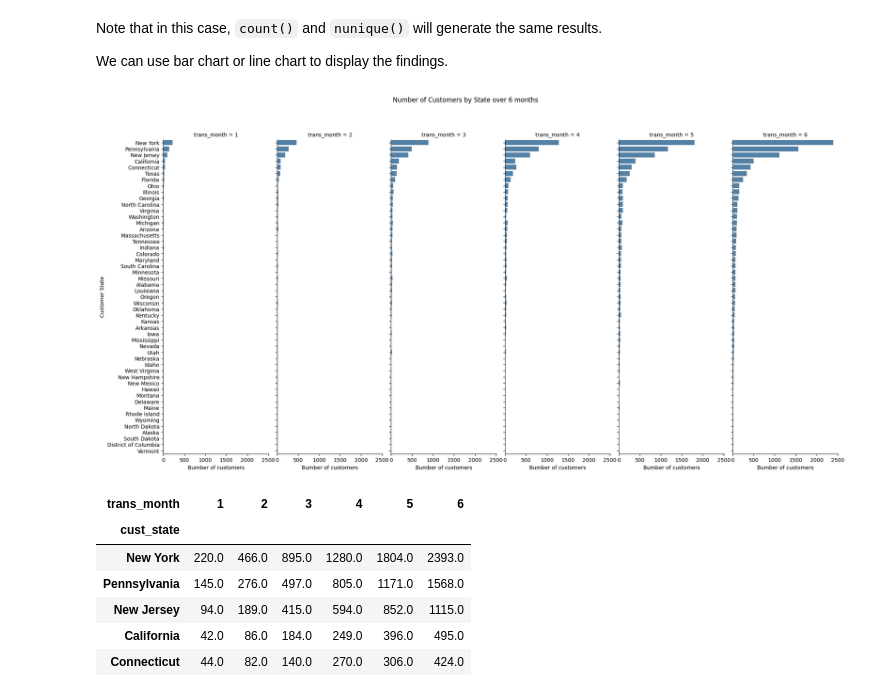
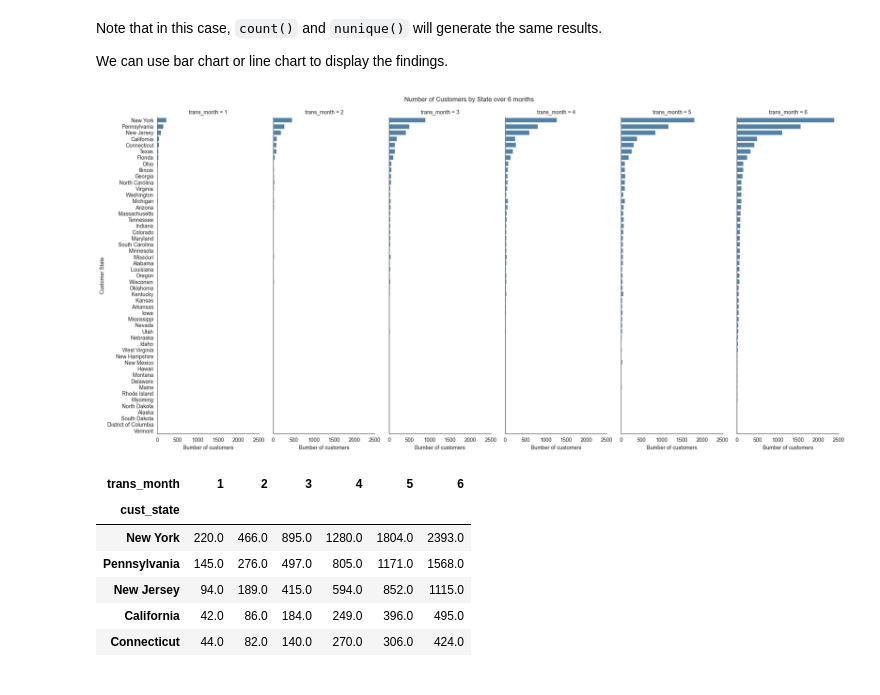
Before and after one commit to southnorthist/kaggle_analysis, a Jupyter notebook: Projects/marketing-analytics/online-retail-sales-trend-analysis/analysis-python.ipynb, the cells around one changed output. Drawn from its saved outputs; the diff is of its cells as text; code cells hidden in the pictures.

```diff
--- a/Projects/marketing-analytics/online-retail-sales-trend-analysis/analysis.ipynb
+++ b/Projects/marketing-analytics/online-retail-sales-trend-analysis/analysis-python.ipynb
@@ -267,14 +308,14 @@ We can use bar chart or line chart to display the findings.
 # %%
 order_state = groupby_df.loc[groupby_df['trans_month'] == 6].sort_values(by = 'cust_id', ascending = False)['cust_state']
 g = sns.FacetGrid(groupby_df, col = 'trans_month')
 g.map_dataframe(sns.barplot, x = 'cust_id', y = 'cust_state', color = 'steelblue', order = order_state)
 g.fig.set_size_inches(20, 12)
 g.set_ylabels('Customer State')
 g.set_xlabels('Bumber of customers')
-g.fig.suptitle('Number of Customers by State over 6 months')
+g.fig.suptitle('Number of Customers by State over 6 months', y=0.93)
 plt.show()
 # %% [output]
-[figure, old version]
+[figure, new version]
 # %%
 grouped_pivot_tb = groupby_df.pivot(index = 'cust_state', columns = 'trans_month', values = 'cust_id')
 # Print the number of customers' top 10 state by month 6
```
Also changed, not shown: parts of 7 cells of this notebook, 1 other file.
